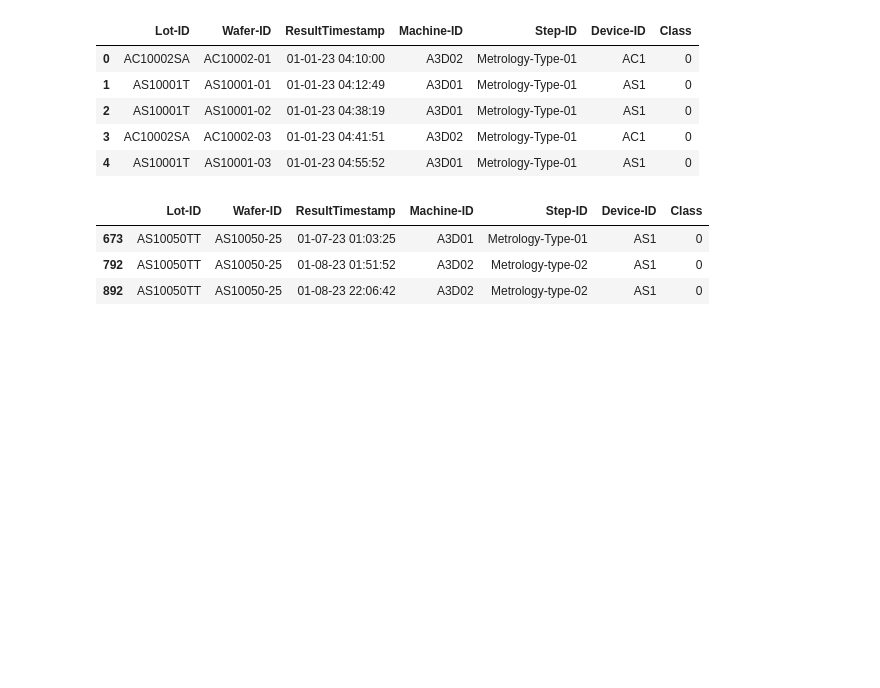
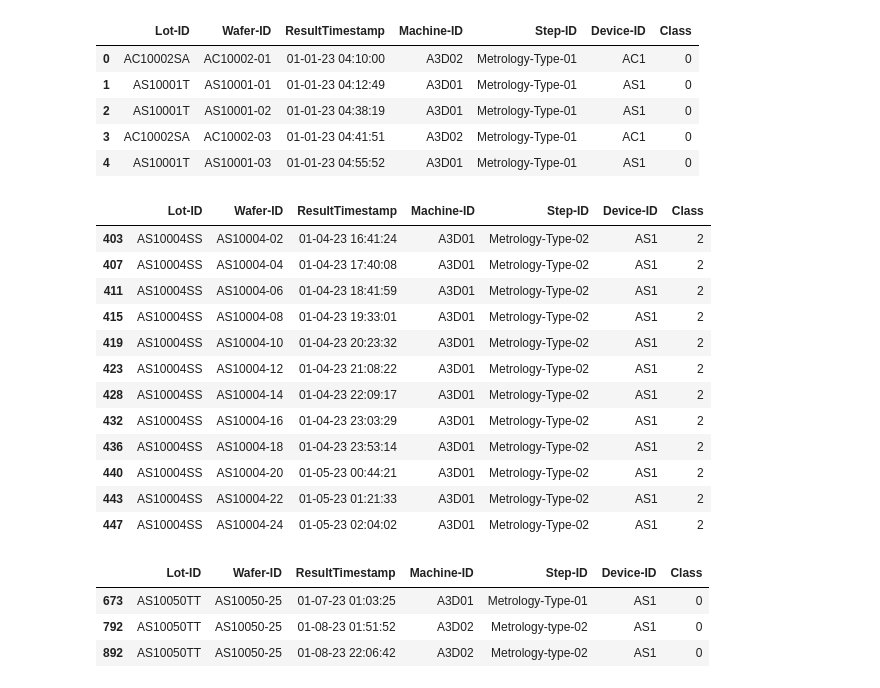
Before and after one commit to Hakseon97/Anomaly_wafer_detection_with_SKhynix, a Jupyter notebook: klarf_parsing.ipynb, the cells around one changed output. Drawn from its saved outputs; the diff is of its cells as text; code cells hidden in the pictures; blank space fills up the shorter version.

```diff
--- a/klarf_parsing.ipynb
+++ b/klarf_parsing.ipynb
@@ -376,6 +453,22 @@ klarf_info.head()
 | 2 | AS10001T | AS10001-02 | 01-01-23 04:38:19 | A3D01 | Metrology-Type-01 | AS1 | 0 |
 | 3 | AC10002SA | AC10002-03 | 01-01-23 04:41:51 | A3D02 | Metrology-Type-01 | AC1 | 0 |
 | 4 | AS10001T | AS10001-03 | 01-01-23 04:55:52 | A3D01 | Metrology-Type-01 | AS1 | 0 |
+# %%
+klarf_info[klarf_info.Class == 2]
+# %% [output]
+|  | Lot-ID | Wafer-ID | ResultTimestamp | Machine-ID | Step-ID | Device-ID | Class |
+| 403 | AS10004SS | AS10004-02 | 01-04-23 16:41:24 | A3D01 | Metrology-Type-02 | AS1 | 2 |
+| 407 | AS10004SS | AS10004-04 | 01-04-23 17:40:08 | A3D01 | Metrology-Type-02 | AS1 | 2 |
+| 411 | AS10004SS | AS10004-06 | 01-04-23 18:41:59 | A3D01 | Metrology-Type-02 | AS1 | 2 |
+| 415 | AS10004SS | AS10004-08 | 01-04-23 19:33:01 | A3D01 | Metrology-Type-02 | AS1 | 2 |
+| 419 | AS10004SS | AS10004-10 | 01-04-23 20:23:32 | A3D01 | Metrology-Type-02 | AS1 | 2 |
+| 423 | AS10004SS | AS10004-12 | 01-04-23 21:08:22 | A3D01 | Metrology-Type-02 | AS1 | 2 |
+| 428 | AS10004SS | AS10004-14 | 01-04-23 22:09:17 | A3D01 | Metrology-Type-02 | AS1 | 2 |
+| 432 | AS10004SS | AS10004-16 | 01-04-23 23:03:29 | A3D01 | Metrology-Type-02 | AS1 | 2 |
+| 436 | AS10004SS | AS10004-18 | 01-04-23 23:53:14 | A3D01 | Metrology-Type-02 | AS1 | 2 |
+| 440 | AS10004SS | AS10004-20 | 01-05-23 00:44:21 | A3D01 | Metrology-Type-02 | AS1 | 2 |
+| 443 | AS10004SS | AS10004-22 | 01-05-23 01:21:33 | A3D01 | Metrology-Type-02 | AS1 | 2 |
+| 447 | AS10004SS | AS10004-24 | 01-05-23 02:04:02 | A3D01 | Metrology-Type-02 | AS1 | 2 |
 # %%
 klarf_info[klarf_info["Wafer-ID"]=='AS10050-25']
 # %% [output]
```
Also changed, not shown: parts of 17 cells of this notebook, 2 other files.
